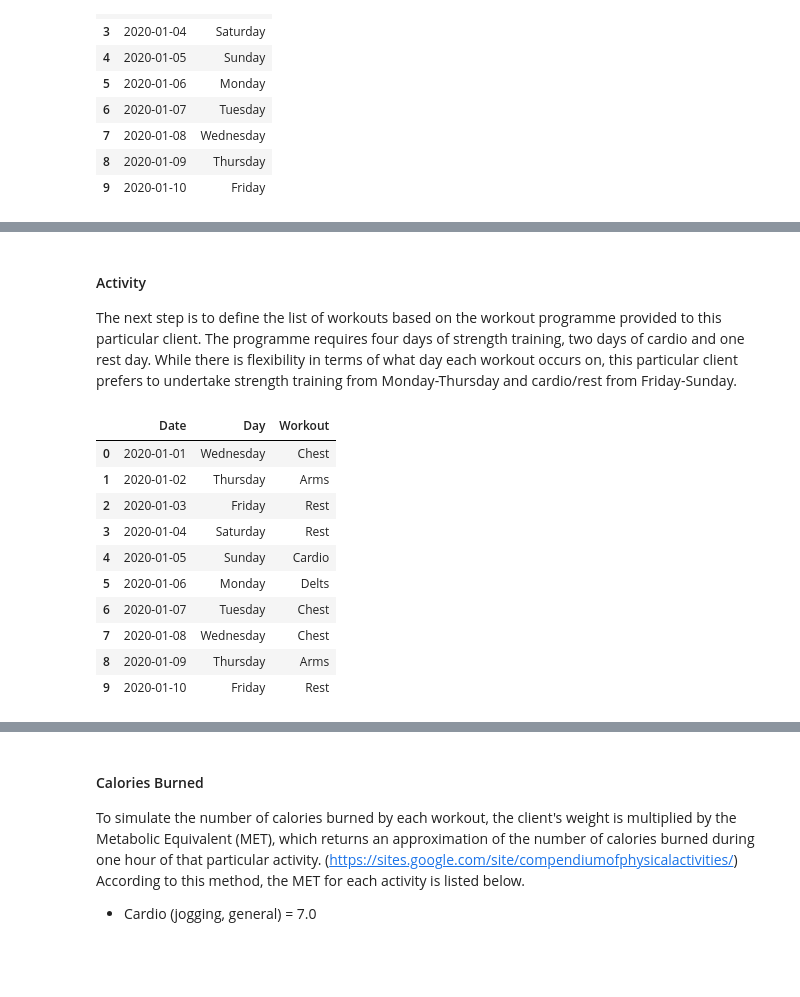
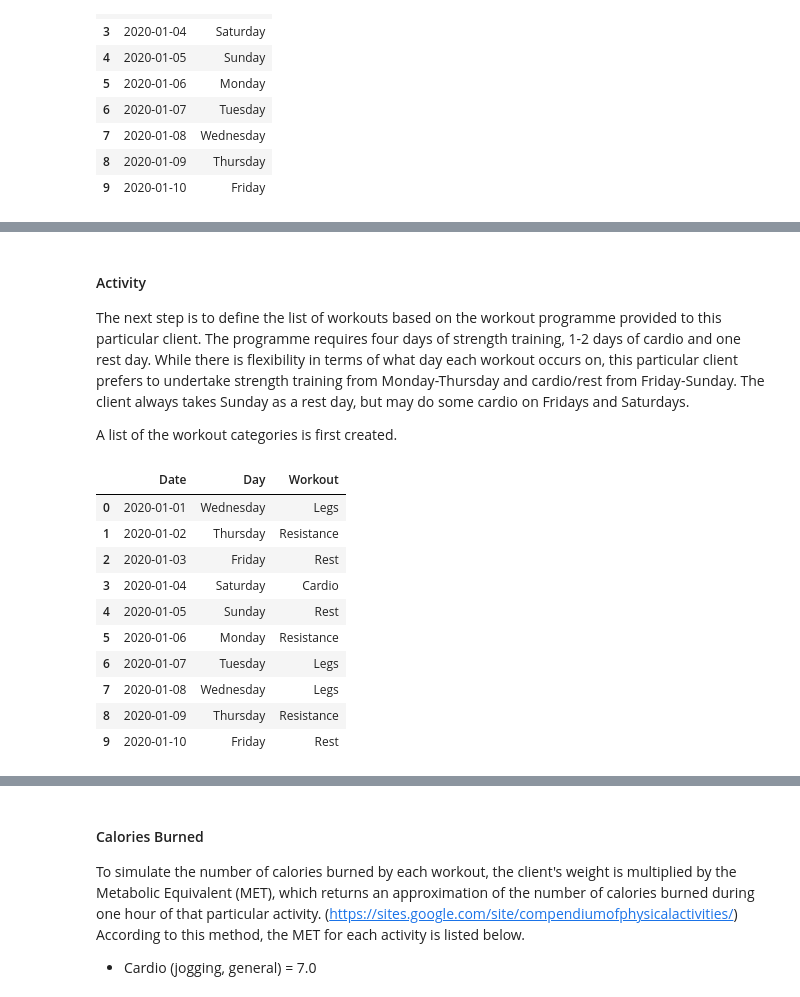
Before and after one commit to GaryLocke91/52465_programming_project, a Jupyter notebook: 52465_programming_project.ipynb, the cells around one changed output, grey strips where cells are left out. Cells and saved outputs as stored; diff of their text form; code cells hidden in the pictures; blank space fills up the shorter version.

```diff
--- a/52465_programming_project.ipynb
+++ b/52465_programming_project.ipynb
@@ -83,44 +104,46 @@ df.head(n=10)
 # %% [markdown]
 #### Activity
 
-The next step is to define the list of workouts based on the workout programme provided to this particular client. The programme requires four days of strength training, two days of cardio and one rest day. While there is flexibility in terms of what day each workout occurs on, this particular client prefers to undertake strength training from Monday-Thursday and cardio/rest from Friday-Sunday.
+The next step is to define the list of workouts based on the workout programme provided to this particular client. The programme requires four days of strength training, 1-2 days of cardio and one rest day. While there is flexibility in terms of what day each workout occurs on, this particular client prefers to undertake strength training from Monday-Thursday and cardio/rest from Friday-Sunday. The client always takes Sunday as a rest day, but may do some cardio on Fridays and Saturdays.
+
+A list of the workout categories is first created.
 # %%
 # Define list of workouts
-workouts = ["Rest", "Cardio", "Legs", "Chest", "Delts", "Arms"]
+workouts = ["Rest", "Cardio", "Legs", "Resistance"]
 
 # Separate the days of the week
 mon = df["Day"] == "Monday"
 tue = df["Day"] == "Tuesday"
 wed = df["Day"] == "Wednesday"
 thu = df["Day"] == "Thursday"
 fri = df["Day"] == "Friday"
 sat = df["Day"] == "Saturday"
 sun = df["Day"] == "Sunday"
 
 # Define probabilities for each day
-prob_mon = np.random.choice(workouts, p=[0, 0, 0.25, 0.25, 0.25, 0.25])
-prob_tue = np.random.choice(workouts, p=[0, 0, 0.25, 0.25, 0.25, 0.25])
-prob_wed = np.random.choice(workouts, p=[0, 0, 0.25, 0.25, 0.25, 0.25])
-prob_thu = np.random.choice(workouts, p=[0, 0, 0.25, 0.25, 0.25, 0.25])
-prob_fri = np.random.choice(workouts, p=[0.5, 0.5, 0, 0, 0, 0])
-prob_sat = np.random.choice(workouts, p=[0.5, 0.5, 0, 0, 0, 0])
-prob_sun = np.random.choice(workouts, p=[0.5, 0.5, 0, 0, 0, 0])
+prob_mon = np.random.choice(workouts, p=[0, 0, 0.5, 0.5])
+prob_tue = np.random.choice(workouts, p=[0, 0, 0.5, 0.5])
+prob_wed = np.random.choice(workouts, p=[0, 0, 0.5, 0.5])
+prob_thu = np.random.choice(workouts, p=[0, 0, 0.5, 0.5])
+prob_fri = np.random.choice(workouts, p=[0.75, 0.25, 0, 0])
+prob_sat = np.random.choice(workouts, p=[0.25, 0.75, 0, 0])
+prob_sun = np.random.choice(workouts, p=[1, 0, 0, 0])
 
 # Create the Workout column
 df["Workout"] = np.select([mon, tue, wed, thu, fri, sat, sun], [prob_mon, prob_tue, prob_wed, prob_thu, prob_fri, prob_sat, prob_sun], default=np.nan)
 df["Workout"] = df["Workout"].astype("category")
 
 # Print the first 10 rows of the DataFrame
 df.head(n=10)
 # %% [output]
 |  | Date | Day | Workout |
-| 0 | 2020-01-01 | Wednesday | Chest |
-| 1 | 2020-01-02 | Thursday | Arms |
+| 0 | 2020-01-01 | Wednesday | Legs |
+| 1 | 2020-01-02 | Thursday | Resistance |
 | 2 | 2020-01-03 | Friday | Rest |
-| 3 | 2020-01-04 | Saturday | Rest |
-| 4 | 2020-01-05 | Sunday | Cardio |
-| 5 | 2020-01-06 | Monday | Delts |
-| 6 | 2020-01-07 | Tuesday | Chest |
-| 7 | 2020-01-08 | Wednesday | Chest |
-| 8 | 2020-01-09 | Thursday | Arms |
+| 3 | 2020-01-04 | Saturday | Cardio |
+| 4 | 2020-01-05 | Sunday | Rest |
+| 5 | 2020-01-06 | Monday | Resistance |
+| 6 | 2020-01-07 | Tuesday | Legs |
+| 7 | 2020-01-08 | Wednesday | Legs |
+| 8 | 2020-01-09 | Thursday | Resistance |
 | 9 | 2020-01-10 | Friday | Rest |
```
Also changed, not shown: parts of 14 cells of this notebook.
